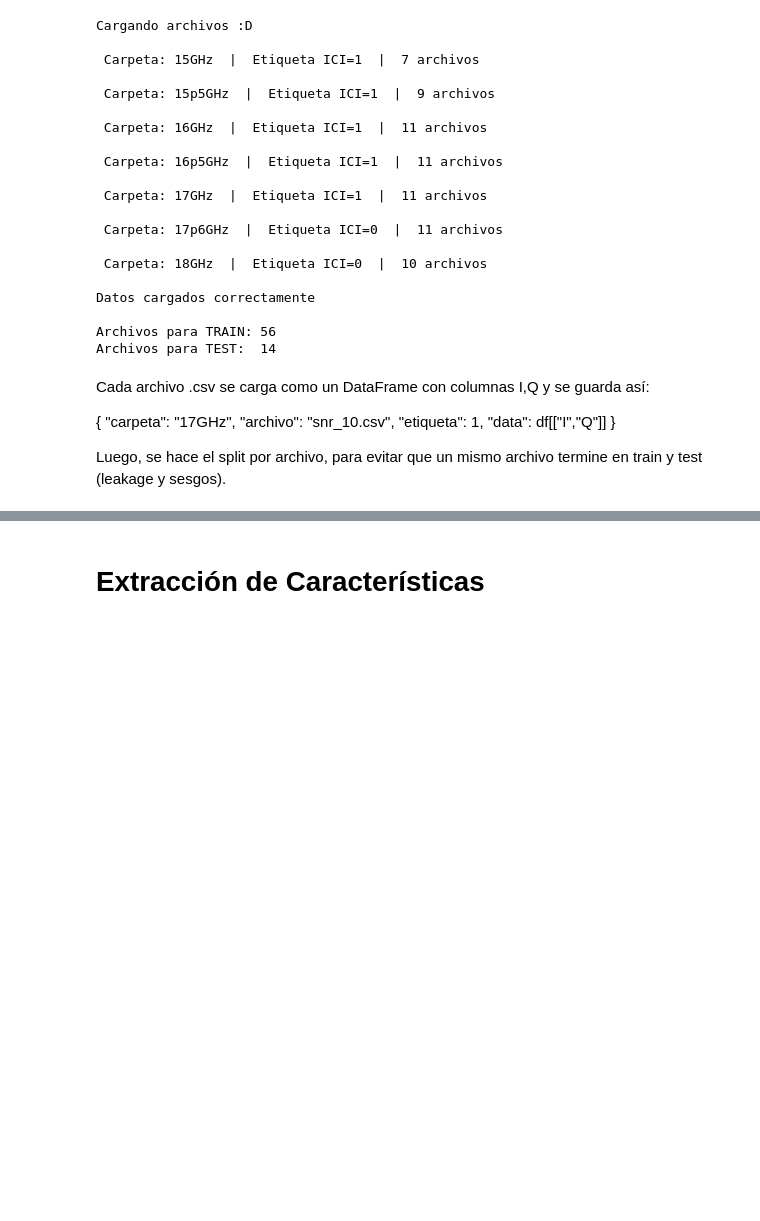
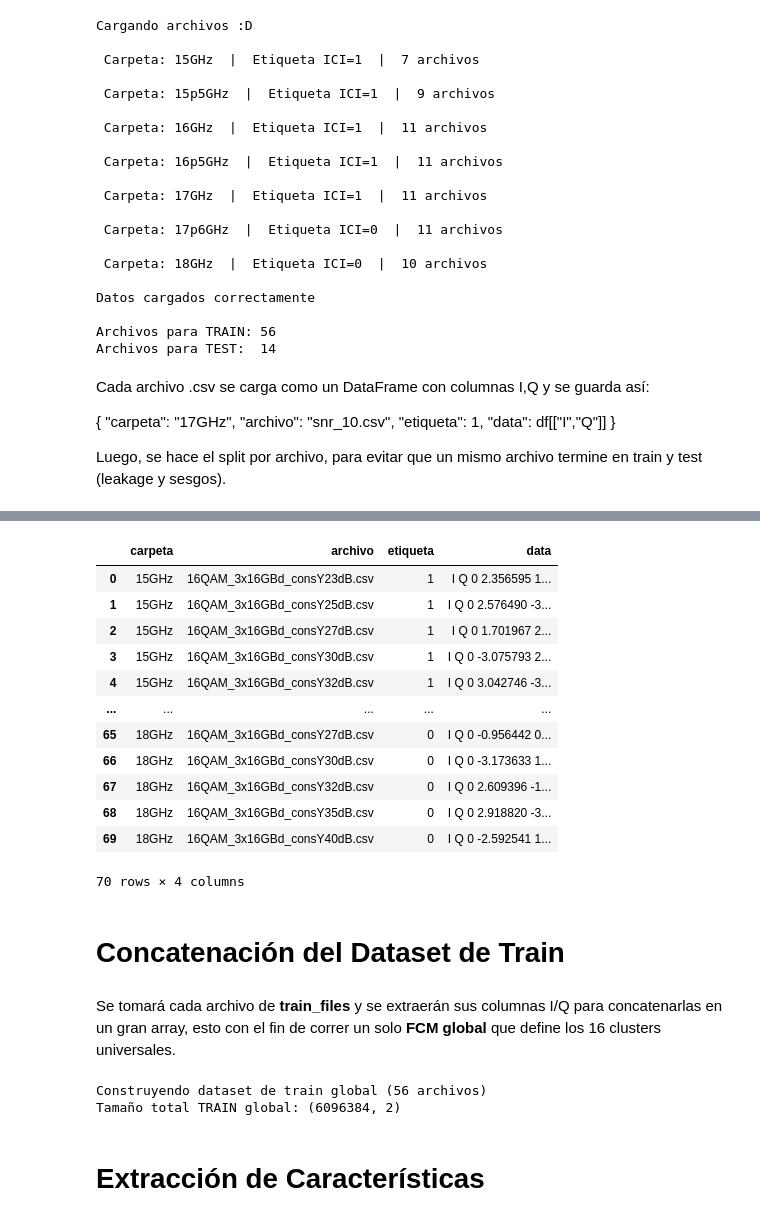
Before and after one commit to jusanchez6/Trabajo_Final_PACD, a Jupyter notebook: code.ipynb, the cells around one changed output, grey strips where cells are left out. Cells and saved outputs as stored; diff of their text form; code cells hidden in the pictures; blank space fills up the shorter version.

```diff
--- a/code.ipynb
+++ b/code.ipynb
@@ -152,3 +177,43 @@ Luego, se hace el split por archivo, para evitar que un mismo archivo termine en
+# %%
+dataset_1 = dataset
+dataframe = pd.DataFrame(dataset_1)
+
+dataframe
+# %% [output]
+|  | carpeta | archivo | etiqueta | data |
+| 0 | 15GHz | 16QAM_3x16GBd_consY23dB.csv | 1 | I Q 0 2.356595 1... |
+| 1 | 15GHz | 16QAM_3x16GBd_consY25dB.csv | 1 | I Q 0 2.576490 -3... |
+| 2 | 15GHz | 16QAM_3x16GBd_consY27dB.csv | 1 | I Q 0 1.701967 2... |
+| 3 | 15GHz | 16QAM_3x16GBd_consY30dB.csv | 1 | I Q 0 -3.075793 2... |
+| 4 | 15GHz | 16QAM_3x16GBd_consY32dB.csv | 1 | I Q 0 3.042746 -3... |
+| ... | ... | ... | ... | ... |
+| 65 | 18GHz | 16QAM_3x16GBd_consY27dB.csv | 0 | I Q 0 -0.956442 0... |
+| 66 | 18GHz | 16QAM_3x16GBd_consY30dB.csv | 0 | I Q 0 -3.173633 1... |
+| 67 | 18GHz | 16QAM_3x16GBd_consY32dB.csv | 0 | I Q 0 2.609396 -1... |
+| 68 | 18GHz | 16QAM_3x16GBd_consY35dB.csv | 0 | I Q 0 2.918820 -3... |
+| 69 | 18GHz | 16QAM_3x16GBd_consY40dB.csv | 0 | I Q 0 -2.592541 1... |
+70 rows × 4 columns
+# %% [markdown]
+# **Concatenación del Dataset de Train**
+# %% [markdown]
+Se tomará cada archivo de **train_files** y se extraerán sus columnas I/Q para concatenarlas en un gran array, esto con el fin de correr un solo **FCM global** que define los 16 clusters universales.
+# %%
+print("\nConstruyendo dataset de train global (56 archivos)")
+
+# 1. Concatenar todos los puntos I/Q de los archivos de TRAIN (56 archivos)
+iq_train_list = []
+
+for item in train_files:
+    data_iq = item["data"].values   # extraigo las columnas I y Q del dataset
+    iq_train_list.append(data_iq) # los concateno en la lista
+
+# se convierte a un solo arreglo gigante
+iq_train_global = np.vstack(iq_train_list)
+
+print(f"Tamaño total TRAIN global: {iq_train_global.shape}")
+# %% [output]
+Construyendo dataset de train global (56 archivos)
+Tamaño total TRAIN global: (6096384, 2)
 # %% [markdown]
 # **Extracción de Características**
 # %% [markdown]
```
Also changed, not shown: parts of 5 cells of this notebook.
